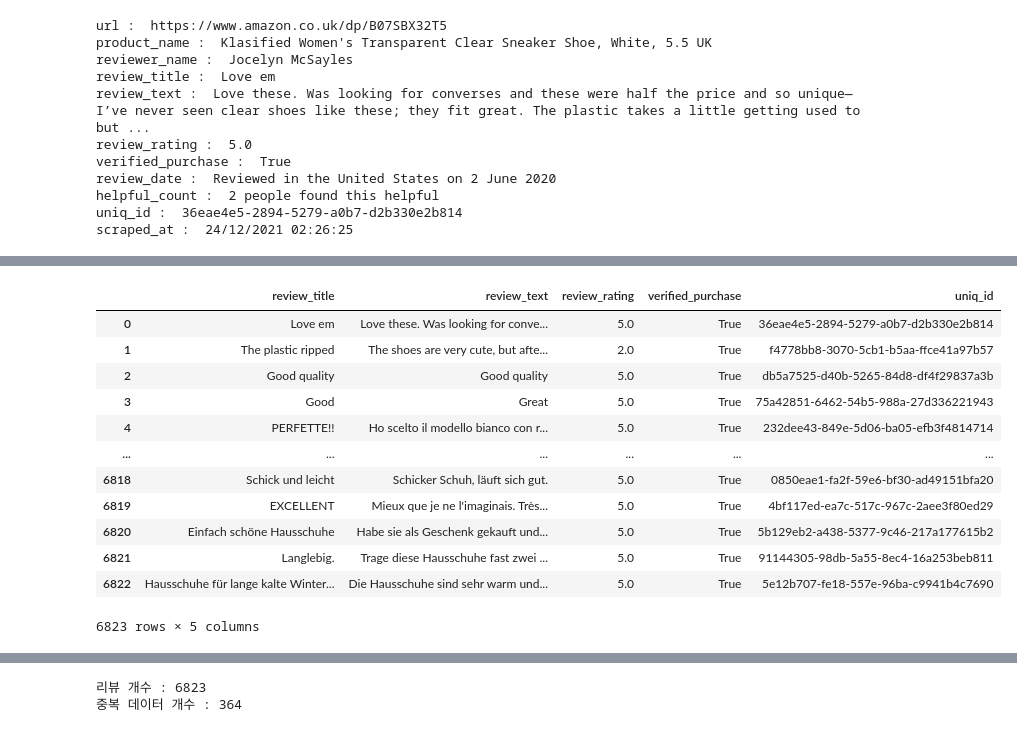
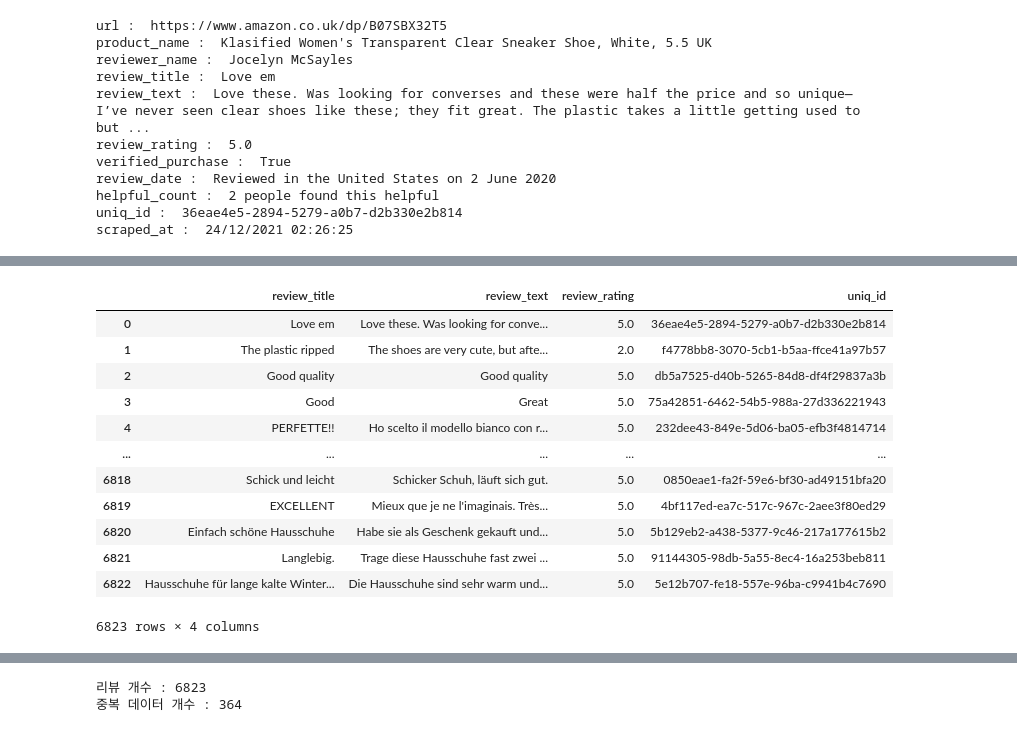
Before and after one commit to Konkuk-Univ-Glocal-Campus/ml202401-final-bkk21, a Jupyter notebook: final.ipynb, the cells around one changed output, grey strips where cells are left out. Cells and saved outputs as stored; diff of their text form; code cells hidden in the pictures.

```diff
--- a/final.ipynb
+++ b/final.ipynb
@@ -149,19 +175,19 @@ scraped_at :  24/12/2021 02:26:25
 # %%
 #사용할 columns 고르기
-df = row_data[['review_title', 'review_text', 'review_rating', 'verified_purchase', 'uniq_id']]
+df = row_data[['review_title', 'review_text', 'review_rating', 'uniq_id']]
 
 df
 # %% [output]
-|  | review_title | review_text | review_rating | verified_purchase | uniq_id |
-| 0 | Love em | Love these. Was looking for conve... | 5.0 | True | 36eae4e5-2894-5279-a0b7-d2b330e2b814 |
-| 1 | The plastic ripped | The shoes are very cute, but afte... | 2.0 | True | f4778bb8-3070-5cb1-b5aa-ffce41a97b57 |
-| 2 | Good quality | Good quality | 5.0 | True | db5a7525-d40b-5265-84d8-df4f29837a3b |
-| 3 | Good | Great | 5.0 | True | 75a42851-6462-54b5-988a-27d336221943 |
-| 4 | PERFETTE!! | Ho scelto il modello bianco con r... | 5.0 | True | 232dee43-849e-5d06-ba05-efb3f4814714 |
-| ... | ... | ... | ... | ... | ... |
-| 6818 | Schick und leicht | Schicker Schuh, läuft sich gut. | 5.0 | True | 0850eae1-fa2f-59e6-bf30-ad49151bfa20 |
-| 6819 | EXCELLENT | Mieux que je ne l'imaginais. Très... | 5.0 | True | 4bf117ed-ea7c-517c-967c-2aee3f80ed29 |
-| 6820 | Einfach schöne Hausschuhe | Habe sie als Geschenk gekauft und... | 5.0 | True | 5b129eb2-a438-5377-9c46-217a177615b2 |
-| 6821 | Langlebig. | Trage diese Hausschuhe fast zwei ... | 5.0 | True | 91144305-98db-5a55-8ec4-16a253beb811 |
-| 6822 | Hausschuhe für lange kalte Winter... | Die Hausschuhe sind sehr warm und... | 5.0 | True | 5e12b707-fe18-557e-96ba-c9941b4c7690 |
+|  | review_title | review_text | review_rating | uniq_id |
+| 0 | Love em | Love these. Was looking for conve... | 5.0 | 36eae4e5-2894-5279-a0b7-d2b330e2b814 |
+| 1 | The plastic ripped | The shoes are very cute, but afte... | 2.0 | f4778bb8-3070-5cb1-b5aa-ffce41a97b57 |
+| 2 | Good quality | Good quality | 5.0 | db5a7525-d40b-5265-84d8-df4f29837a3b |
+| 3 | Good | Great | 5.0 | 75a42851-6462-54b5-988a-27d336221943 |
+| 4 | PERFETTE!! | Ho scelto il modello bianco con r... | 5.0 | 232dee43-849e-5d06-ba05-efb3f4814714 |
+| ... | ... | ... | ... | ... |
+| 6818 | Schick und leicht | Schicker Schuh, läuft sich gut. | 5.0 | 0850eae1-fa2f-59e6-bf30-ad49151bfa20 |
+| 6819 | EXCELLENT | Mieux que je ne l'imaginais. Très... | 5.0 | 4bf117ed-ea7c-517c-967c-2aee3f80ed29 |
+| 6820 | Einfach schöne Hausschuhe | Habe sie als Geschenk gekauft und... | 5.0 | 5b129eb2-a438-5377-9c46-217a177615b2 |
+| 6821 | Langlebig. | Trage diese Hausschuhe fast zwei ... | 5.0 | 91144305-98db-5a55-8ec4-16a253beb811 |
+| 6822 | Hausschuhe für lange kalte Winter... | Die Hausschuhe sind sehr warm und... | 5.0 | 5e12b707-fe18-557e-96ba-c9941b4c7690 |
-6823 rows × 5 columns
+6823 rows × 4 columns
```
Also changed, not shown: parts of 85 cells of this notebook.
